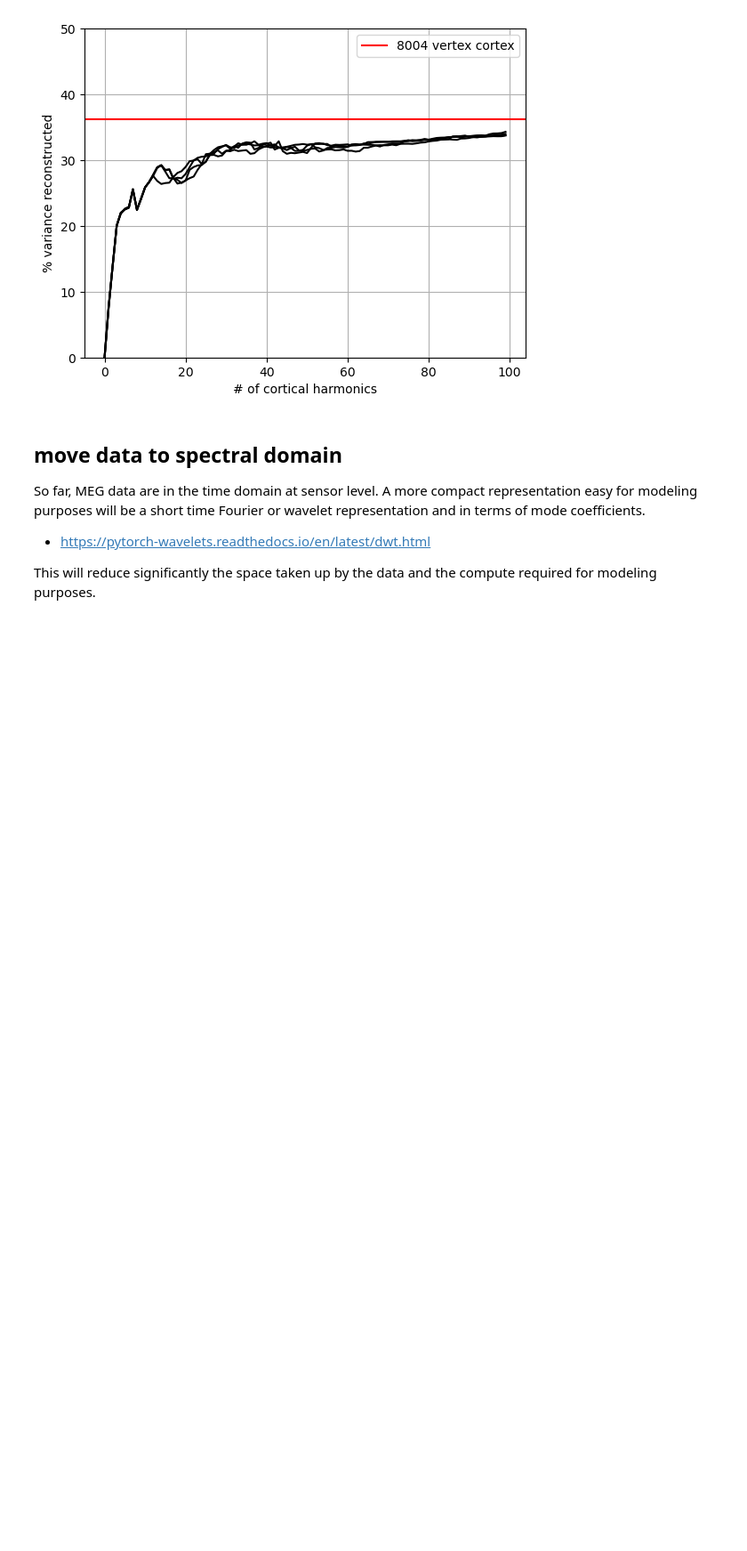
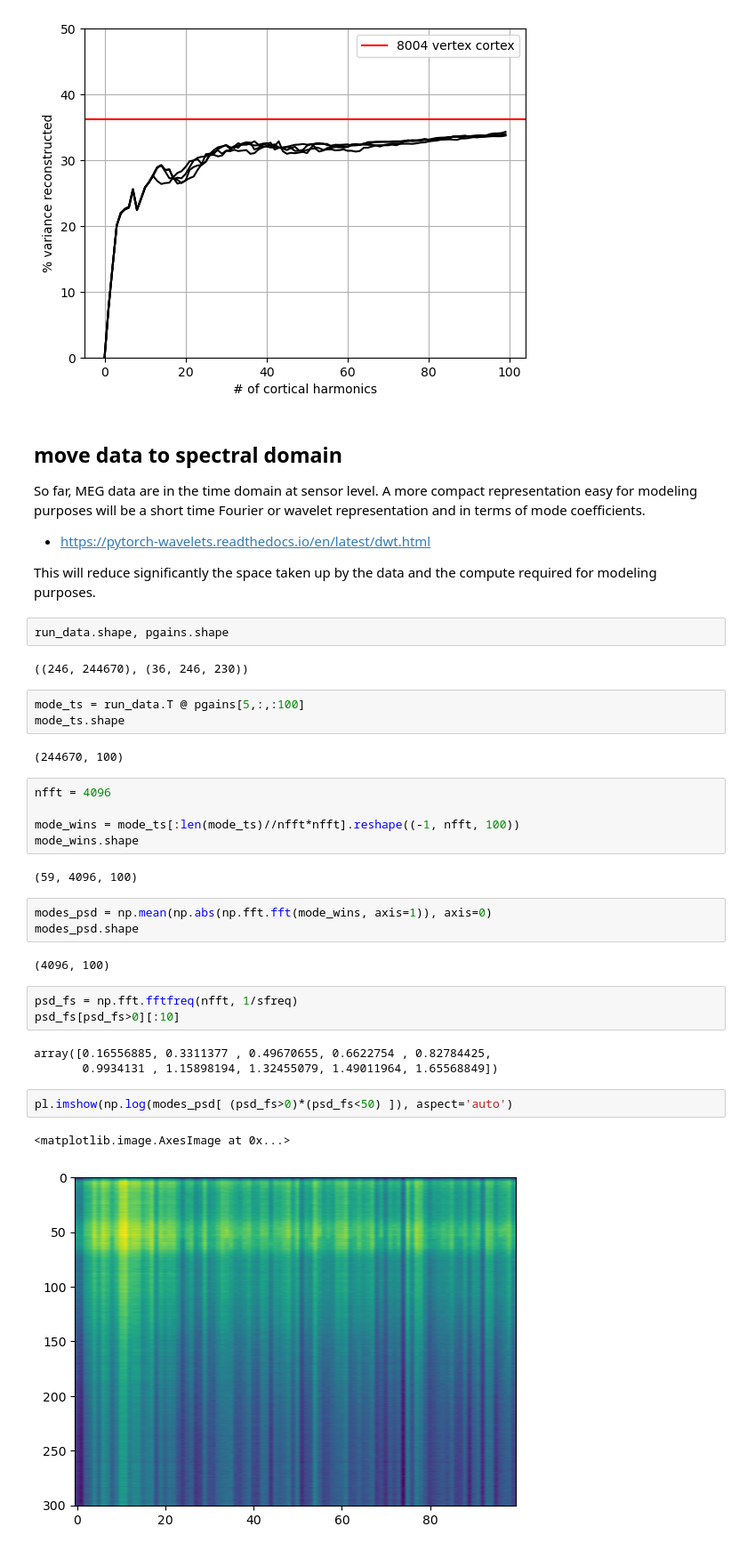
Before and after one commit to maedoc/friedchicken, a Jupyter notebook: meg-prep-rewrite.ipynb, the cells around one changed output. Shown at 89% size. Cells and saved outputs as stored; diff of their text form; blank space fills up the shorter version.

```diff
--- a/meg-prep-rewrite.ipynb
+++ b/meg-prep-rewrite.ipynb
@@ -499,3 +620,35 @@ So far, MEG data are in the time domain at sensor level.  A more compact represe
 - https://pytorch-wavelets.readthedocs.io/en/latest/dwt.html
 
 This will reduce significantly the space taken up by the data and the compute required for modeling purposes.
+# %%
+run_data.shape, pgains.shape
+# %% [output]
+((246, 244670), (36, 246, 230))
+# %%
+mode_ts = run_data.T @ pgains[5,:,:100]
+mode_ts.shape
+# %% [output]
+(244670, 100)
+# %%
+nfft = 4096
+
+mode_wins = mode_ts[:len(mode_ts)//nfft*nfft].reshape((-1, nfft, 100))
+mode_wins.shape
+# %% [output]
+(59, 4096, 100)
+# %%
+modes_psd = np.mean(np.abs(np.fft.fft(mode_wins, axis=1)), axis=0)
+modes_psd.shape
+# %% [output]
+(4096, 100)
+# %%
+psd_fs = np.fft.fftfreq(nfft, 1/sfreq)
+psd_fs[psd_fs>0][:10]
+# %% [output]
+array([0.16556885, 0.3311377 , 0.49670655, 0.6622754 , 0.82784425,
+       0.9934131 , 1.15898194, 1.32455079, 1.49011964, 1.65568849])
+# %%
+pl.imshow(np.log(modes_psd[ (psd_fs>0)*(psd_fs<50) ]), aspect='auto')
+# %% [output]
+<matplotlib.image.AxesImage at 0x...>
+[figure, added]
```
Also changed, not shown: parts of 34 cells of this notebook, 3 other files.
